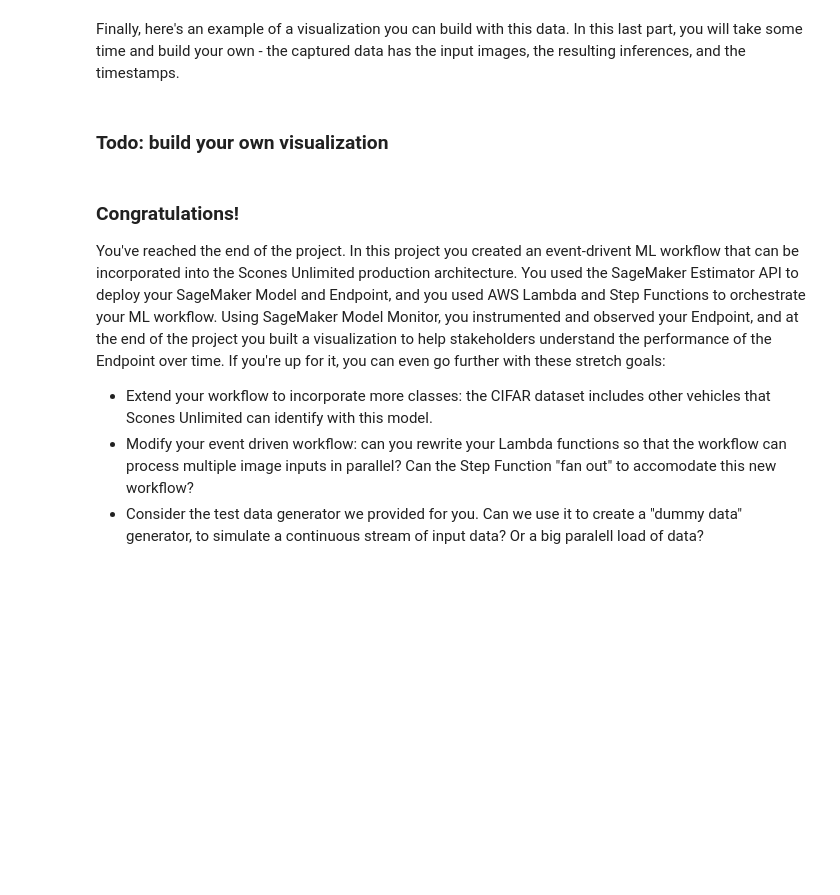
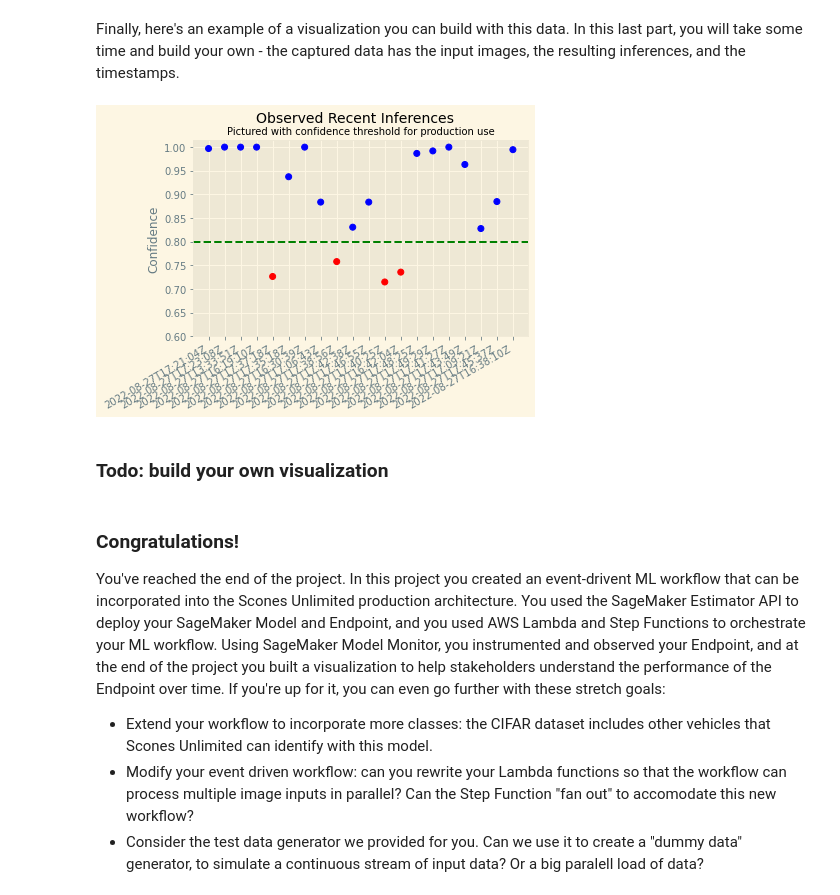
Before and after one commit to Moodrammer/AWS-ML-Workflow-Usecase, a Jupyter notebook: main.ipynb, the cells around one changed output. Drawn from its saved outputs; the diff is of its cells as text; code cells hidden in the pictures; blank space fills up the shorter version.

```diff
--- a/main.ipynb
+++ b/main.ipynb
@@ -498,7 +528,7 @@ with open("./test/bicycle_s_001789.png", "rb") as f:
     payload = f.read()
 
 
-inference = ## TODO: Process the payload with your predictor
+inference = predictor.predict(payload)
 # %% [markdown]
 Your `inference` object is an array of two values, the predicted probability value for each of your classes (bicycle and motorcycle respectively.) So, for example, a value of `b'[0.91, 0.09]'` indicates the probability of being a bike is 91% and being a motorcycle is 9%.
 # %%
@@ -665,7 +731,7 @@ def generate_test_case():
     s3 = boto3.resource('s3')
 
     # Randomly pick from sfn or test folders in our bucket
-    objects = s3.Bucket(bucket).objects.filter("test")
+    objects = s3.Bucket(bucket).objects.filter(Prefix="test")
 
     # Grab any random object key from that folder!
     obj = random.choice([x.key for x in objects])
@@ -678,0 +747,3 @@ generate_test_case()
+# %%
+for _ in range(10):
+    print(generate_test_case())
@@ -678,0 +769,28 @@ generate_test_case()
+# %%
+import boto3
+import json
+from time import sleep
+from random import randint
+
+sf_client = boto3.client('stepfunctions')
+
+for _ in range(5):
+    try:
+        sm_arn = 'arn:aws:states:us-east-1:631734214354:stateMachine:Scones-Unlimited-State-Machine'
+        payload_str=generate_test_case()
+        payload=json.loads(payload_str)
+        execution_name= payload['s3_key'].replace('/', '-').replace('.', '-')
+
+
+        response = sf_client.start_execution(
+            stateMachineArn=sm_arn,
+            name=execution_name,
+            input=payload_str,
+        )
+
+        print(response)
+        print('-'*15)
+        sleep(randint(1,20))
+    except:
+        print('Probably a repeated execution')
+        print('-'*15)
@@ -723,27 +860,29 @@ Finally, here's an example of a visualization you can build with this data. In t
 # %%
 # Populate the data for the x and y axis
 x = []
 y = []
 for obj in json_data:
     inference, timestamp = simple_getter(obj)
 
     y.append(max(inference))
     x.append(timestamp)
 
 # Todo: here is an visualization example, take some time to build another visual that helps monitor the result
 # Plot the data
-plt.scatter(x, y, c=['r' if k<.94 else 'b' for k in y ])
-plt.axhline(y=0.94, color='g', linestyle='--')
-plt.ylim(bottom=.88)
+plt.scatter(x, y, c=['r' if k<.8 else 'b' for k in y ])
+plt.axhline(y=0.8, color='g', linestyle='--')
+plt.ylim(bottom=.6)
 
 # Add labels
 plt.ylabel("Confidence")
 plt.suptitle("Observed Recent Inferences", size=14)
 plt.title("Pictured with confidence threshold for production use", size=10)
 
 # Give it some pizzaz!
 plt.style.use("Solarize_Light2")
 plt.gcf().autofmt_xdate()
+# %% [output]
+[figure, added]
 # %% [markdown]
 ### Todo: build your own visualization
 # %% [markdown]
```
Also changed, not shown: parts of 19 cells of this notebook, 5 other files.
